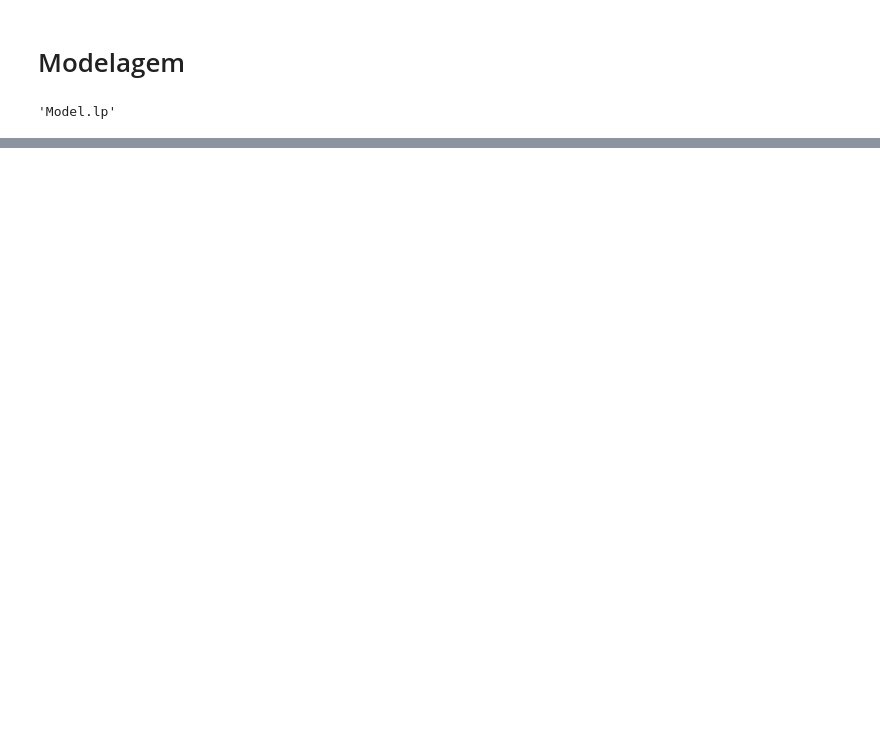
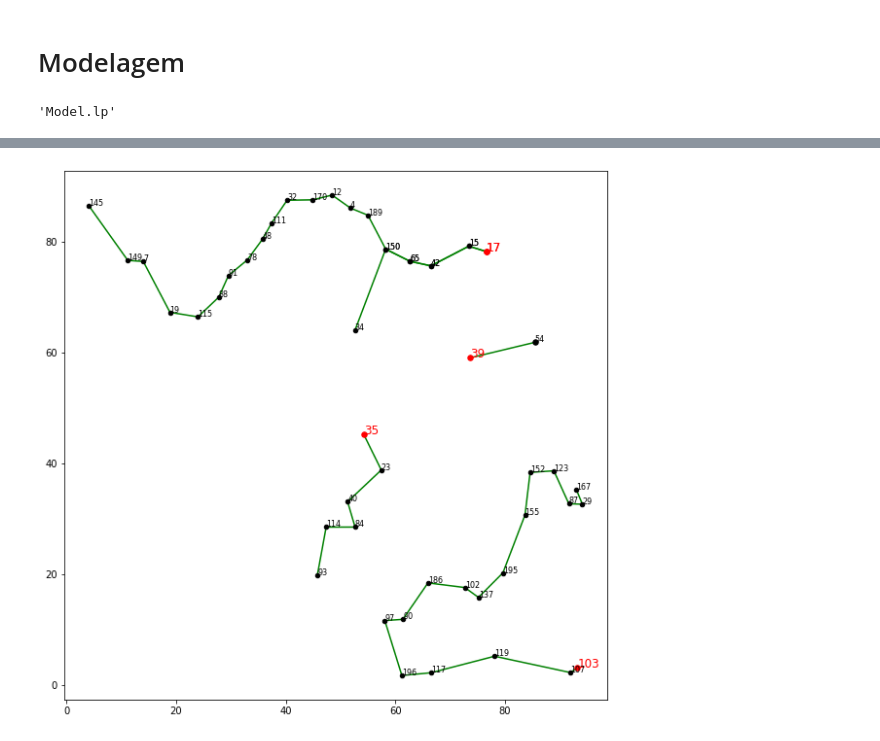
Before and after one commit to ViniciusBragaDiniz/ERP, a Jupyter notebook: Modelo.ipynb, the cells around one changed output, grey strips where cells are left out. Cells and saved outputs as stored; diff of their text form; code cells hidden in the pictures; blank space fills up the shorter version.

```diff
--- a/Modelo.ipynb
+++ b/Modelo.ipynb
@@ -17,7 +23,7 @@ for i in _DistanceMatrix.index:
     for j in pontos.loc[i][2:].values:
         x = (pontos.loc[i]["x"]-pontos.loc[int(j)]["x"])**2
         y = (pontos.loc[i]["y"]-pontos.loc[int(j)]["y"])**2
-        _DistanceMatrix.loc[i][j] = 100*((x+y)**(1/2))
+        _DistanceMatrix.loc[i][j] = ((x+y)**(1/2))
 # %% [markdown]
 # Modelagem
 # %%
@@ -141,7 +147,7 @@ while subcicle == True:
     _Solution = vrp.solve(log_output=True).as_dict()
     #Separamos a solução em rotas distintas para cada entregador...
     for i in _Solution:
-        aux = i.name.split("_")[1:]
+        aux = i.split("_")[1:]
         routes[int(aux[2])][int(aux[0])]=int(aux[1])
 
     count = 0
@@ -204,16 +209,0 @@ Total (root+branch&cut) =    2.15 sec. (620.38 ticks)
-# %%
-#Cria novamente as rotas de cada veículo
-for i in _Solution:
-        aux = i.name.split("_")[1:]
-        routes[int(aux[2])][int(aux[0])]=int(aux[1])
-for k in veiculos.index:
-    if len(routes[k]) > 0:
-        inicial = veiculos.loc[k]["Inicial"]
-        actual_node = routes[k].pop(inicial)
-
-        string=str(k)+": "+str(inicial)+" -> "+str(actual_node)
-        while actual_node not in vitimas["Ponto"].values:
-            actual_node = routes[k].pop(actual_node)
-            string+="-> "+str(actual_node)
-
-        print(string)
@@ -225,0 +210,71 @@ for k in veiculos.index:
+# %%
+plt.figure(figsize=(10,10))
+routes = {x:{} for x in veiculos.index}
+#Cria novamente as rotas de cada veículo
+for i in _Solution:
+        aux = i.split("_")[1:]
+        routes[int(aux[2])][int(aux[0])]=int(aux[1])
+
+maior_tempo = 0
+tempos = {}
+atendimentos = {}
+arc_count = {}
+for k in veiculos.index:
+    if len(routes[k]) > 0:
+        tempos[k]=0
+        tempo_k = 0
+
+        inicial = veiculos.loc[k]["Inicial"]
+        actual_node = routes[k].pop(inicial)
+
+        xcoord=[pontos.loc[inicial]["x"],pontos.loc[actual_node]["x"]]
+        ycoord=[pontos.loc[inicial]["y"],pontos.loc[actual_node]["y"]]
+
+        plt.scatter(xcoord[0],ycoord[0],s=30,color='red',zorder=1)
+        plt.text(xcoord[0],ycoord[0],str(inicial),fontsize=12,color="red")
+        plt.plot(xcoord,ycoord,'g',zorder=0)
+
+        tempo_k += _DistanceMatrix.loc[inicial][actual_node]
+
+        string=str(k)+": "+str(inicial)+" -> "+str(actual_node)
+
+        if (inicial,actual_node) not in list(arc_count.keys()):
+            arc_count[(inicial,actual_node)]= 1
+        else:
+            arc_count[(inicial,actual_node)]+= 1
+
+        if len(routes[k]) == 0:
+            plt.scatter(xcoord[1],ycoord[1],s=30,color='black',zorder=1)
+            plt.text(xcoord[1],ycoord[1],str(actual_node),fontsize=8,color="black")
+        else:
+            while actual_node not in vitimas["Ponto"].values:
+                next_node = routes[k].pop(actual_node)
+
+                if (actual_node,next_node) not in list(arc_count.keys()):
+                    arc_count[(actual_node,next_node)]= 1
+                else:
+                    arc_count[(actual_node,next_node)]+= 1
+                string+="-> "+str(next_node)
+
+                tempo_k+=_DistanceMatrix.loc[actual_node][next_node]
+
+                xcoord=[pontos.loc[actual_node]["x"],pontos.loc[next_node]["x"]]
+                ycoord=[pontos.loc[actual_node]["y"],pontos.loc[next_node]["y"]]
+
+                plt.scatter(xcoord[0],ycoord[0],s=20,color='black',zorder=1)
+                plt.text(xcoord[0],ycoord[0],str(actual_node),fontsize=8)
+                plt.plot(xcoord,ycoord,'g',zorder=0)
+                actual_node=next_node
+
+            if tempo_k > maior_tempo:
+                maior_tempo = tempo_k
+
+
+            tempos[k] = tempo_k
+            plt.scatter(xcoord[1],ycoord[1],s=20,color='black',zorder=1)
+            plt.text(xcoord[1],ycoord[1],str(next_node),fontsize=8)
+        atendimentos[k] = actual_node
+        print(string)
+
+plt.show()
+# %% [output]
@@ -225,0 +286 @@ for k in veiculos.index:
+[figure, added]
```
Also changed, not shown: parts of 22 cells of this notebook, 1 other file.
